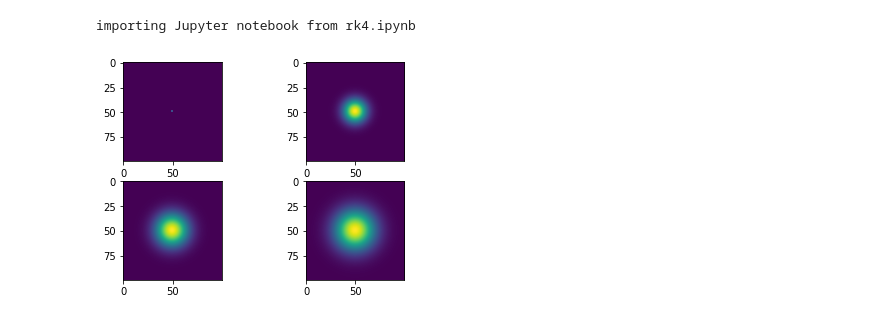
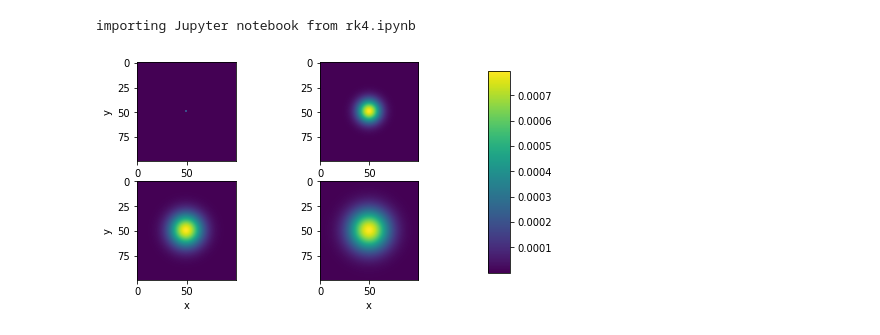
Before and after one commit to Mela/Information-Travel-and-Pandemics, a Jupyter notebook: example_heat.ipynb, the cells around one changed output. Drawn from its saved outputs; the diff is of its cells as text; code cells hidden in the pictures.

Commit message:
main files working, added model_inspection.ipynb and documentation.ipynb

```diff
--- a/example_heat.ipynb
+++ b/example_heat.ipynb
@@ -49,18 +50,25 @@ def f_heat(t: float, y: np.ndarray, alpha: float=0.1) -> np.ndarray:
 # compute the heat distribution over time
 y0 = np.zeros(shape=(100, 100))
 y0[49, 49] = 1
-t, y = rk4(f_heat, y0, 0, 1000, 1000)
+t = np.linspace(0, 1000, 1000+1)
+t, y = rk4(f_heat, y0, t)
 # %%
-# just a simple inspection, not final
+# just a simple inspection, for proof of concept
 fig = plt.figure()
 axes = fig.subplots(2, 2).reshape(2, 2)
 axes[0, 0].imshow(y[..., 0])
 axes[0, 1].imshow(y[..., 333])
 axes[1, 0].imshow(y[..., 666])
-axes[1, 1].imshow(y[..., 1000])
+im = axes[1, 1].imshow(y[..., 1000])
+for ax in axes[1, :]:
+    ax.set_xlabel('x')
+for ax in axes[:, 0]:
+    ax.set_ylabel('y')
+cbar_ax = fig.add_axes([1, 0.15, 0.05, 0.7])
+fig.colorbar(im, cax=cbar_ax)
 plt.show()
 # %% [output]
-[figure, old version]
+[figure, new version]
 # %% [markdown]
 <a style='text-decoration:none;line-height:16px;display:flex;color:#5B5B62;padding:10px;justify-content:end;' href='https://deepnote.com?utm_source=created-in-deepnote-cell&projectId=ac0f8ce2-3132-47be-a4d1-6216636e93ff' target="_blank">
 <img alt='Created in deepnote.com' style='display:inline;max-height:16px;margin:0px;margin-right:7.5px;' src='embedded-picture-1' > </img>
```
Also changed, not shown: parts of 4 cells of this notebook, 11 other files.
